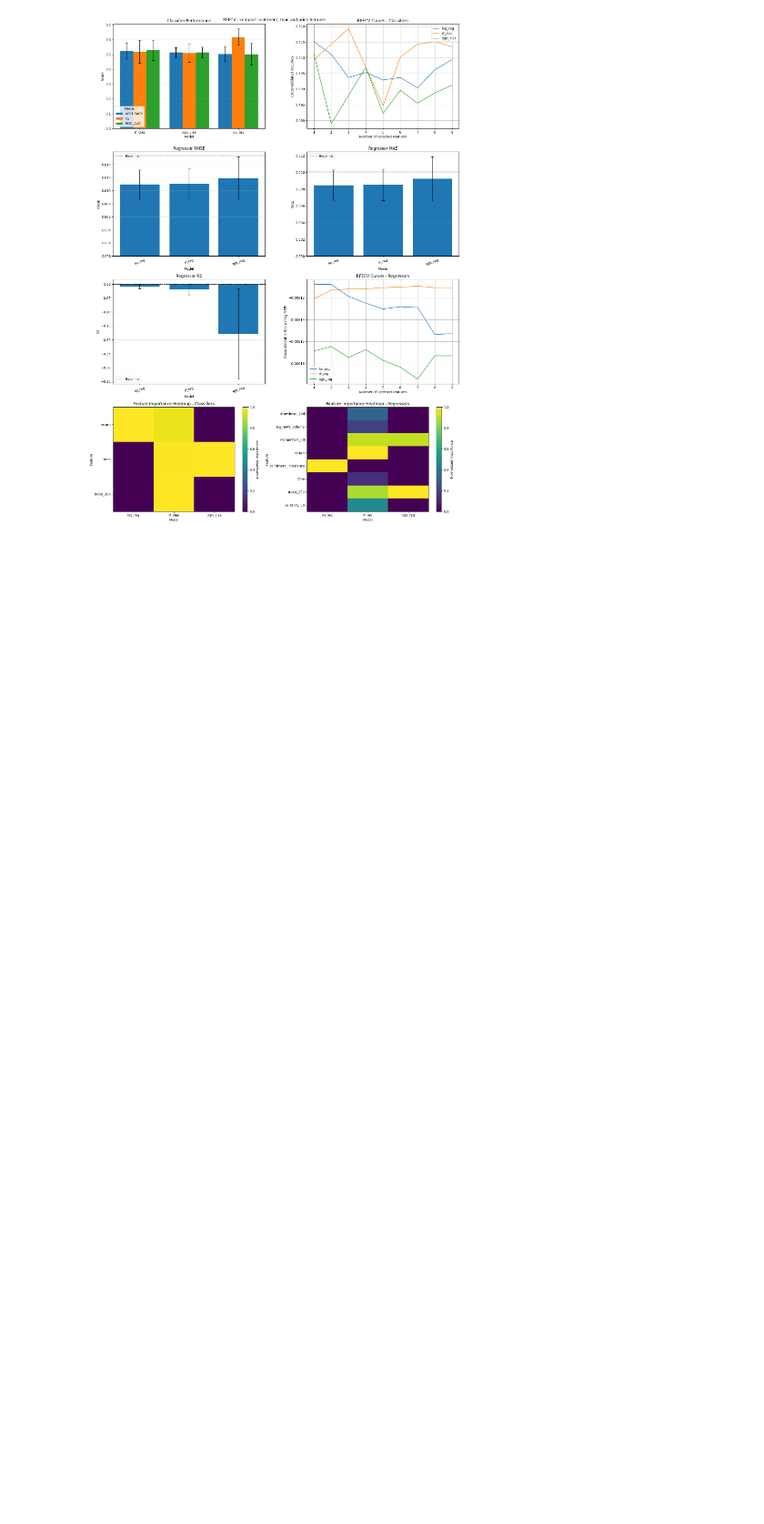
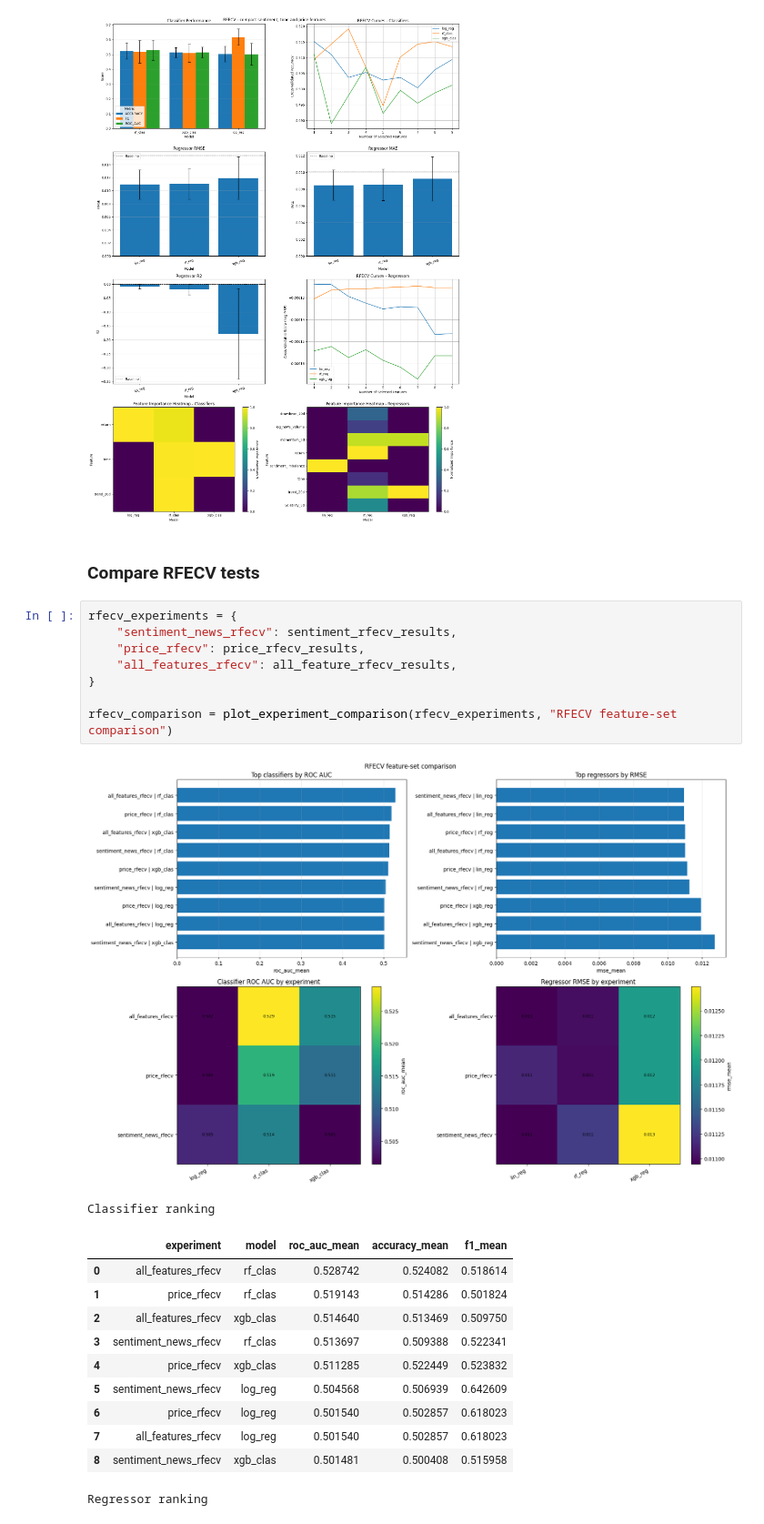
Before and after one commit to Nikolas010101/MBA-TCC, a Jupyter notebook: Market news/analyze_market_news.ipynb, the cells around one changed output. Shown at 91% size. Drawn from its saved outputs; the diff is of its cells as text; blank space fills up the shorter version.

```diff
--- a/Market news/analyze_market_news.ipynb
+++ b/Market news/analyze_market_news.ipynb
@@ -796,3 +946,27 @@ price_rfecv_results = plot_rfecv_results(price_features, "RFECV - compact price
 all_feature_rfecv_results = plot_rfecv_results(sentiment_features + price_features + gdelt_tone_features, "RFECV - compact sentiment, tone and price features", y_dir, y_ret)
 # %% [output]
 [figure]
+# %% [markdown]
+### Compare RFECV tests
+# %%
+rfecv_experiments = {
+    "sentiment_news_rfecv": sentiment_rfecv_results,
+    "price_rfecv": price_rfecv_results,
+    "all_features_rfecv": all_feature_rfecv_results,
+}
+
+rfecv_comparison = plot_experiment_comparison(rfecv_experiments, "RFECV feature-set comparison")
+# %% [output]
+[figure, added]
+Classifier ranking
+|  | experiment | model | roc_auc_mean | accuracy_mean | f1_mean |
+| 0 | all_features_rfecv | rf_clas | 0.528742 | 0.524082 | 0.518614 |
+| 1 | price_rfecv | rf_clas | 0.519143 | 0.514286 | 0.501824 |
+| 2 | all_features_rfecv | xgb_clas | 0.514640 | 0.513469 | 0.509750 |
+| 3 | sentiment_news_rfecv | rf_clas | 0.513697 | 0.509388 | 0.522341 |
+| 4 | price_rfecv | xgb_clas | 0.511285 | 0.522449 | 0.523832 |
+| 5 | sentiment_news_rfecv | log_reg | 0.504568 | 0.506939 | 0.642609 |
+| 6 | price_rfecv | log_reg | 0.501540 | 0.502857 | 0.618023 |
+| 7 | all_features_rfecv | log_reg | 0.501540 | 0.502857 | 0.618023 |
+| 8 | sentiment_news_rfecv | xgb_clas | 0.501481 | 0.500408 | 0.515958 |
+Regressor ranking
```
Also changed, not shown: parts of 8 cells of this notebook.
